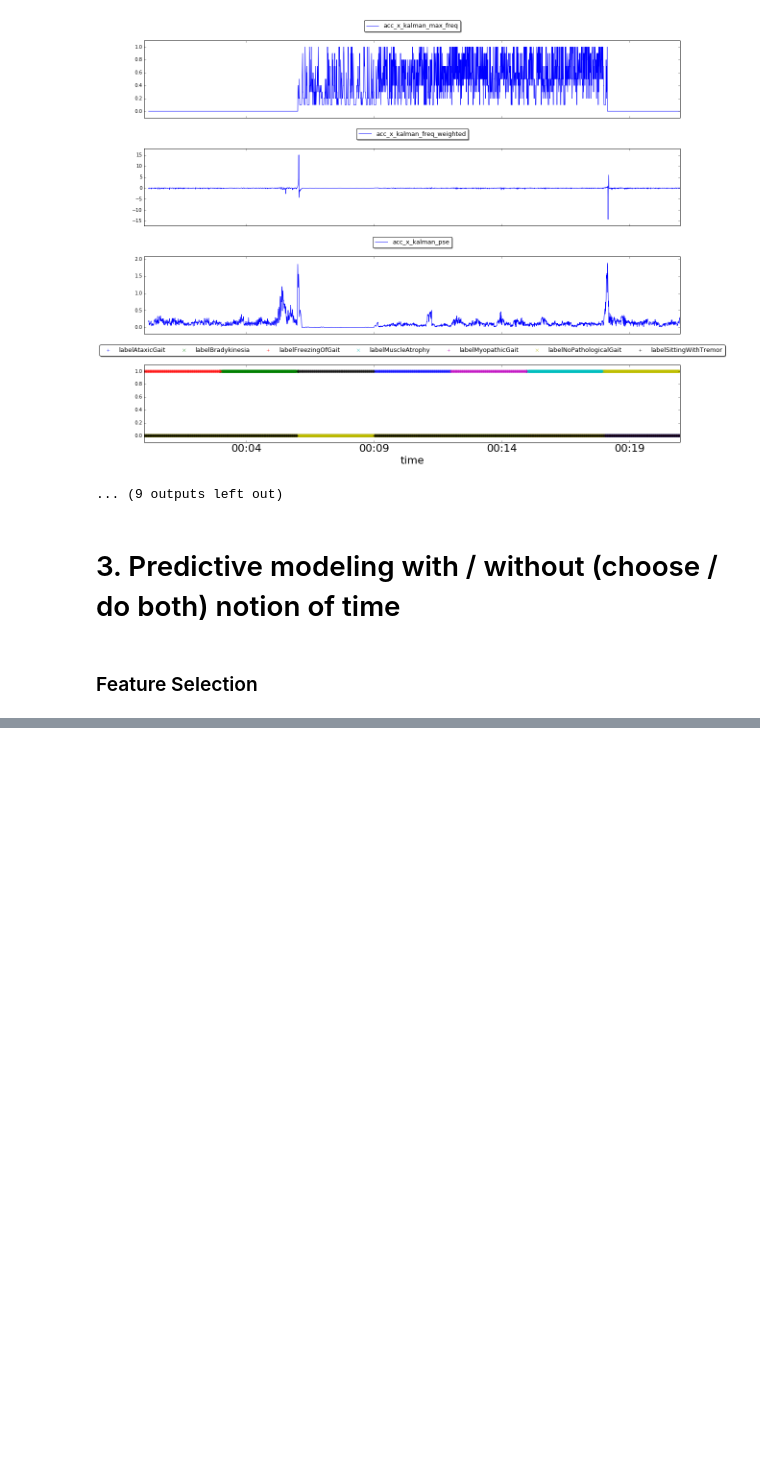
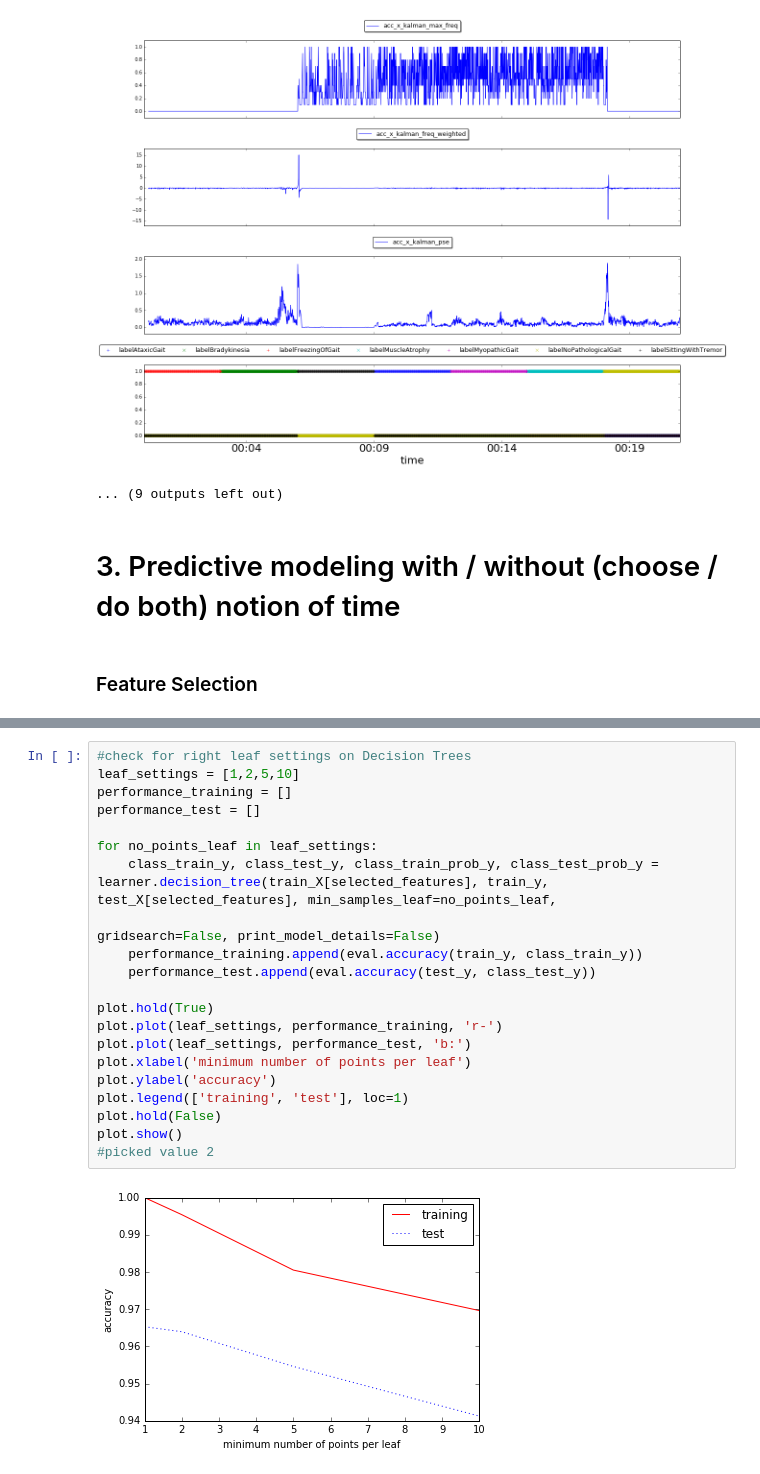
Before and after one commit to davidstap/ML4QS, a Jupyter notebook: assignment3.ipynb, the cells around one changed output, grey strips where cells are left out. Saved outputs shown, nothing was run; the diff lists cells and outputs as text; blank space fills up the shorter version.

```diff
--- a/assignment3.ipynb
+++ b/assignment3.ipynb
@@ -612,0 +727,23 @@ person  5
+# %%
+#check for right leaf settings on Decision Trees
+leaf_settings = [1,2,5,10]
+performance_training = []
+performance_test = []
+
+for no_points_leaf in leaf_settings:
+    class_train_y, class_test_y, class_train_prob_y, class_test_prob_y = learner.decision_tree(train_X[selected_features], train_y, test_X[selected_features], min_samples_leaf=no_points_leaf,
+                                                                                               gridsearch=False, print_model_details=False)
+    performance_training.append(eval.accuracy(train_y, class_train_y))
+    performance_test.append(eval.accuracy(test_y, class_test_y))
+
+plot.hold(True)
+plot.plot(leaf_settings, performance_training, 'r-')
+plot.plot(leaf_settings, performance_test, 'b:')
+plot.xlabel('minimum number of points per leaf')
+plot.ylabel('accuracy')
+plot.legend(['training', 'test'], loc=1)
+plot.hold(False)
+plot.show()
+#picked value 2
+# %% [output]
+[figure, added]
```
Also changed, not shown: parts of 17 cells of this notebook.
